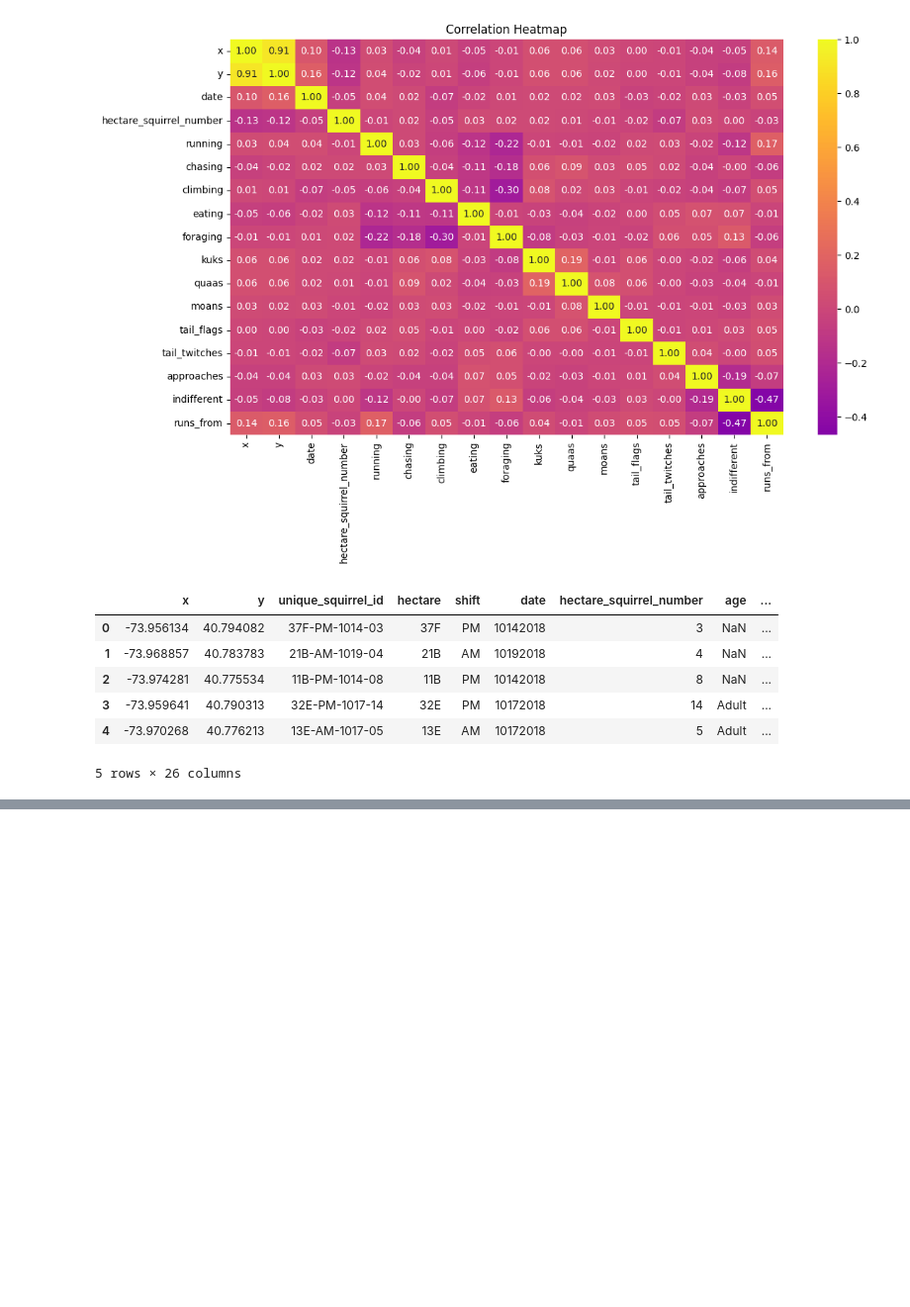
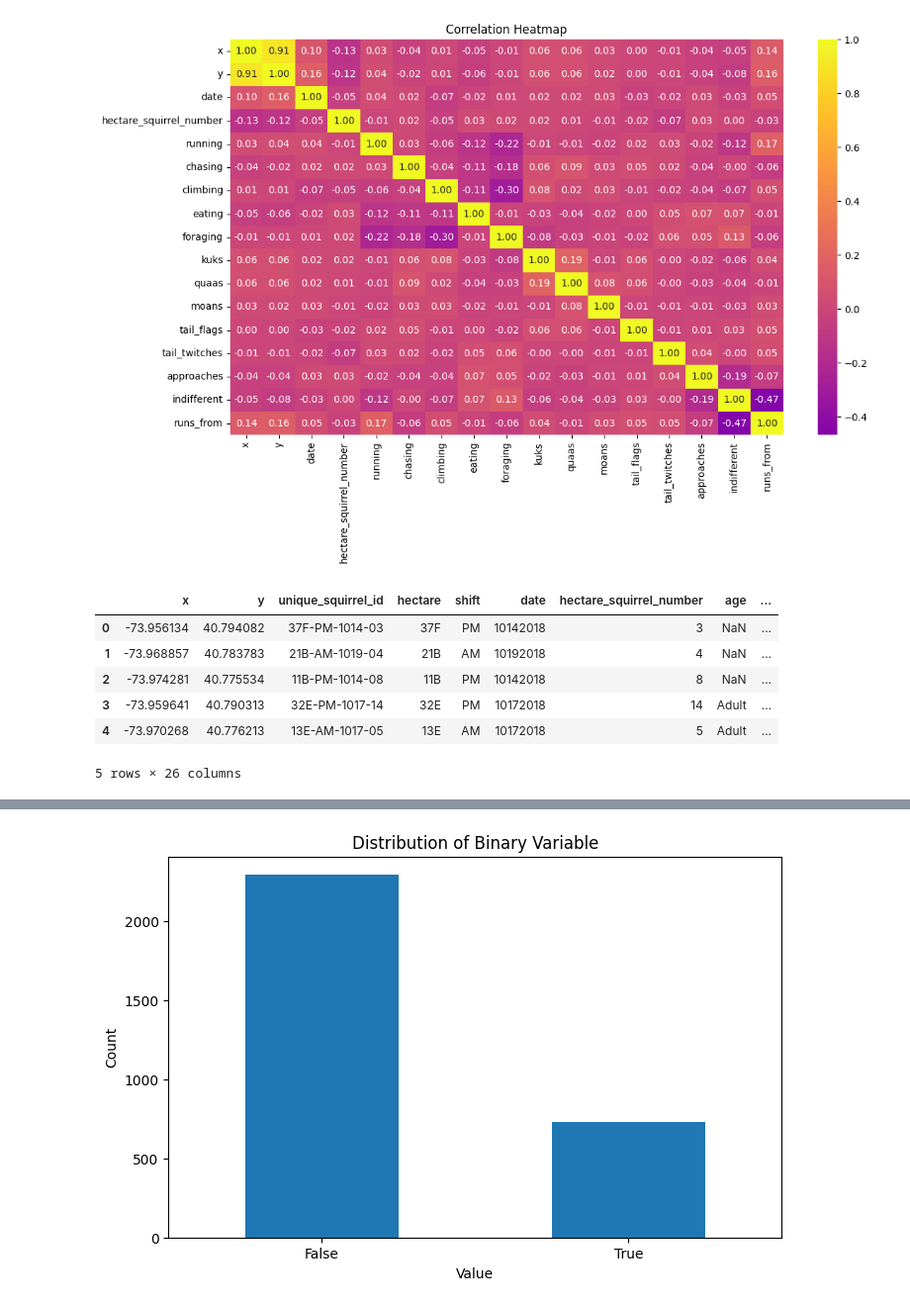
Before and after one commit to Nubily44/Prog, a Jupyter notebook: data_studies/squirrels.ipynb, the cells around one changed output, grey strips where cells are left out. Shown at 99% size. Drawn from its saved outputs; the diff is of its cells as text; code cells hidden in the pictures; blank space fills up the shorter version.

```diff
--- a/data_studies/squirrels.ipynb
+++ b/data_studies/squirrels.ipynb
@@ -264,2 +274,18 @@ df_cleaned.head()
+# %%
+import matplotlib.pyplot as plt
+
+df_cleaned["running"].value_counts().sort_index().plot(
+    kind="bar",
+    figsize=(8, 5)
+)
+
+plt.xlabel("Value")
+plt.ylabel("Count")
+plt.title("Distribution of Binary Variable")
+plt.xticks(rotation=0)
+
+plt.show()
+# %% [output]
+[figure, added]
 # %%
 # ML Part
```
Also changed, not shown: parts of 1 cell of this notebook.
